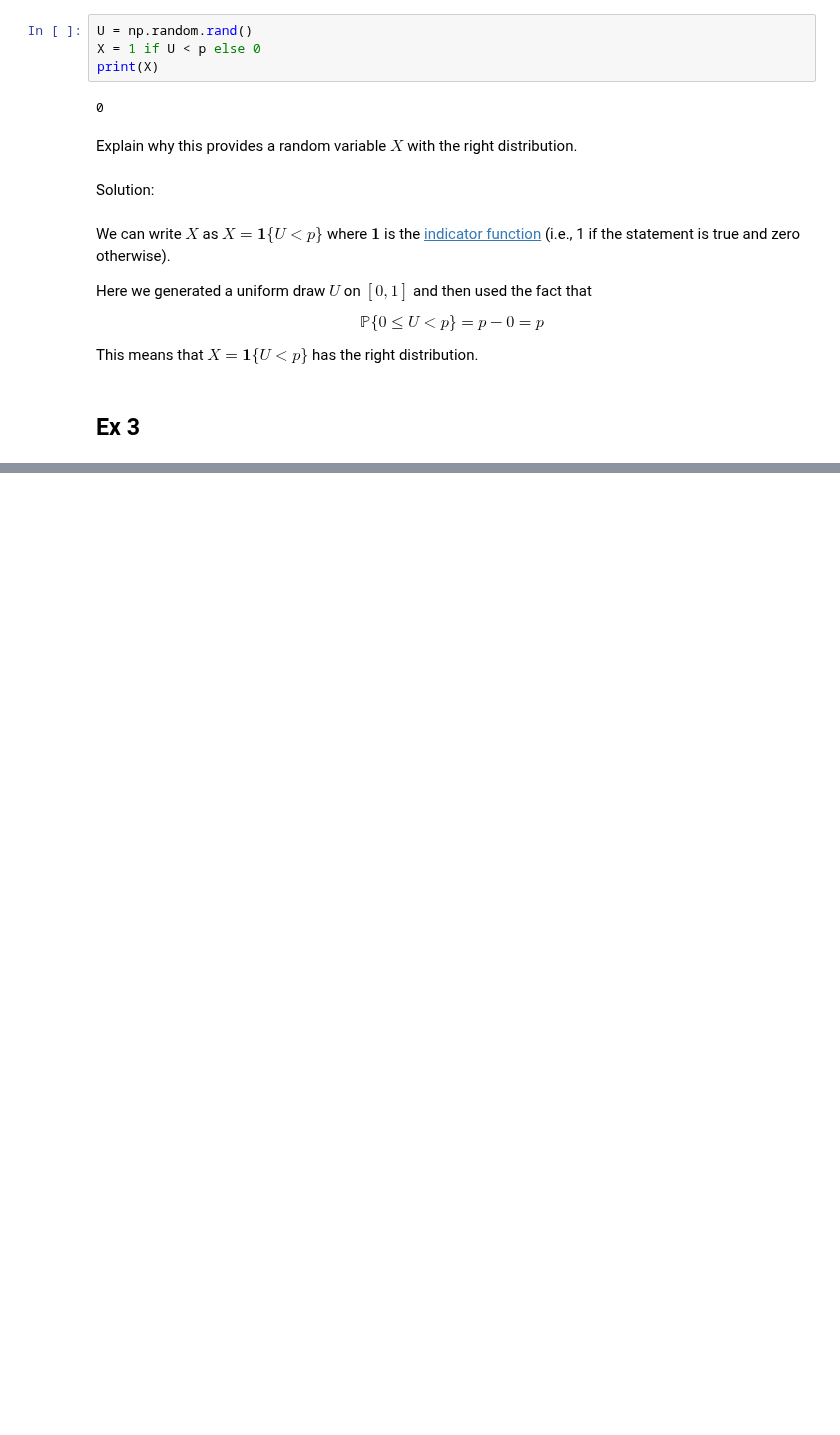
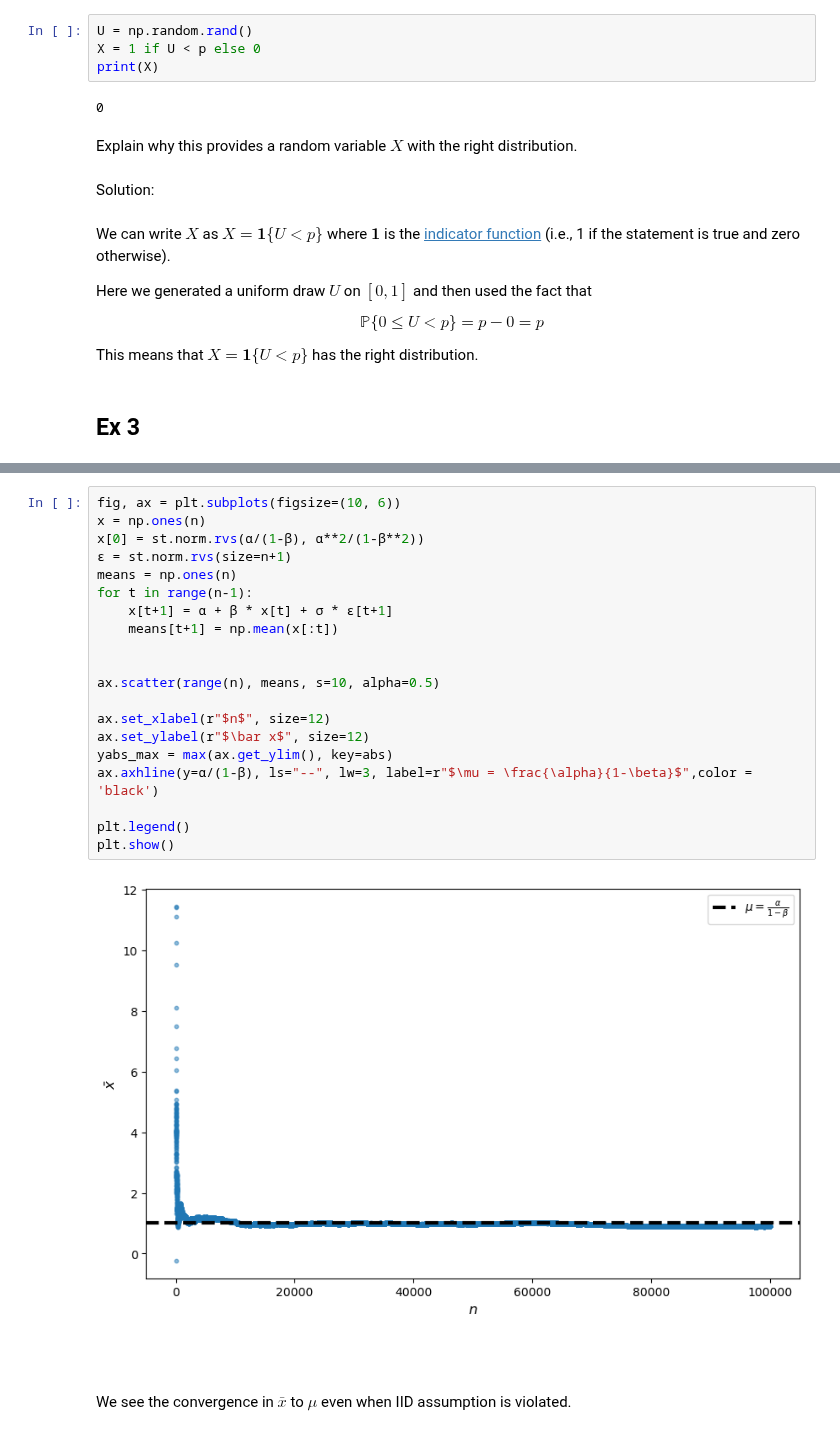
Before and after one commit to QuantEcon/lecture-python-intro, a Jupyter notebook: in-work/lln_clt.ipynb, the cells around one changed output, grey strips where cells are left out. Cells and saved outputs as stored; diff of their text form; blank space fills up the shorter version.

````diff
--- a/in-work/lln_clt.ipynb
+++ b/in-work/lln_clt.ipynb
@@ -507,3 +581,27 @@ We mentioned above that it is possible for LLN to hold when IID is violated.
+# %%
+fig, ax = plt.subplots(figsize=(10, 6))
+x = np.ones(n)
+x[0] = st.norm.rvs(α/(1-β), α**2/(1-β**2))
+ϵ = st.norm.rvs(size=n+1)
+means = np.ones(n)
+for t in range(n-1):
+    x[t+1] = α + β * x[t] + σ * ϵ[t+1]
+    means[t+1] = np.mean(x[:t])
+
+
+ax.scatter(range(n), means, s=10, alpha=0.5)
+
+ax.set_xlabel(r"$n$", size=12)
+ax.set_ylabel(r"$\bar x$", size=12)
+yabs_max = max(ax.get_ylim(), key=abs)
+ax.axhline(y=α/(1-β), ls="--", lw=3, label=r"$\mu = \frac{\alpha}{1-\beta}$",color = 'black')
+
+plt.legend()
+plt.show()
+# %% [output]
+[figure, added]
 # %% [markdown]
 ```{solution-end}
 ```
+# %% [markdown]
+We see the convergence in $\bar x$ to $\mu$ even when IID assumption is violated.
````
Also changed, not shown: parts of 5 cells of this notebook.
